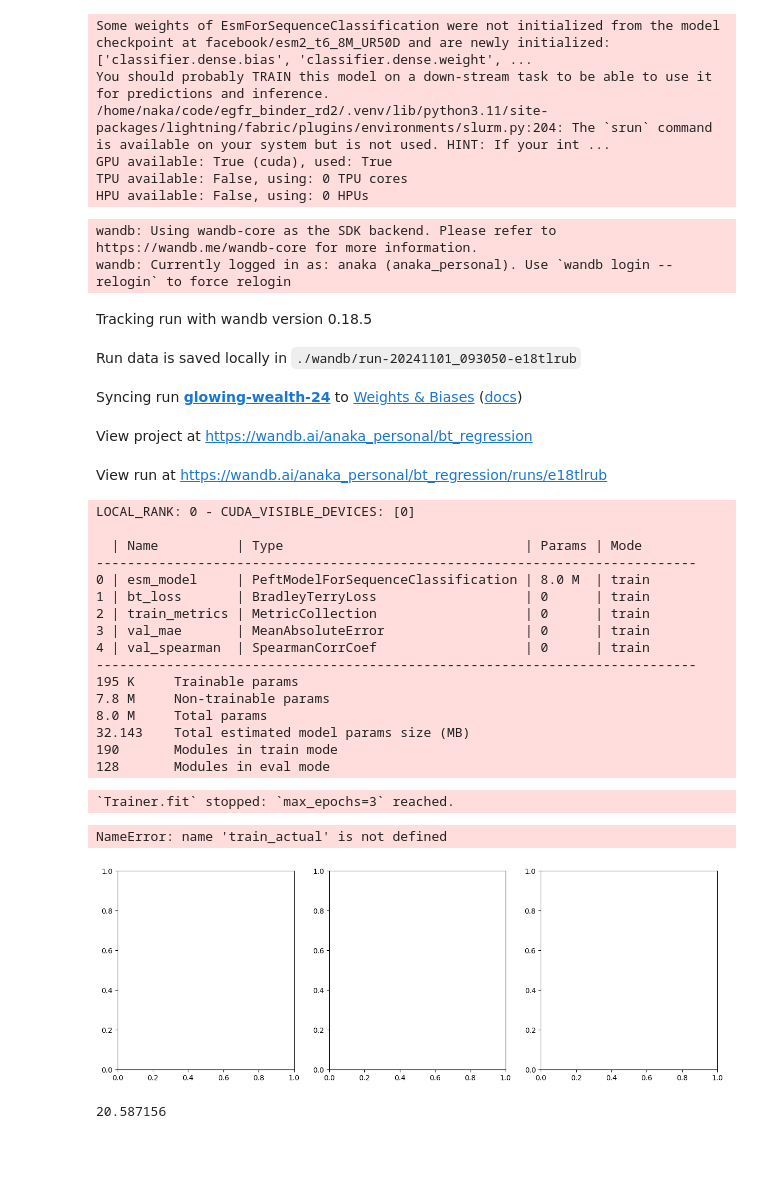
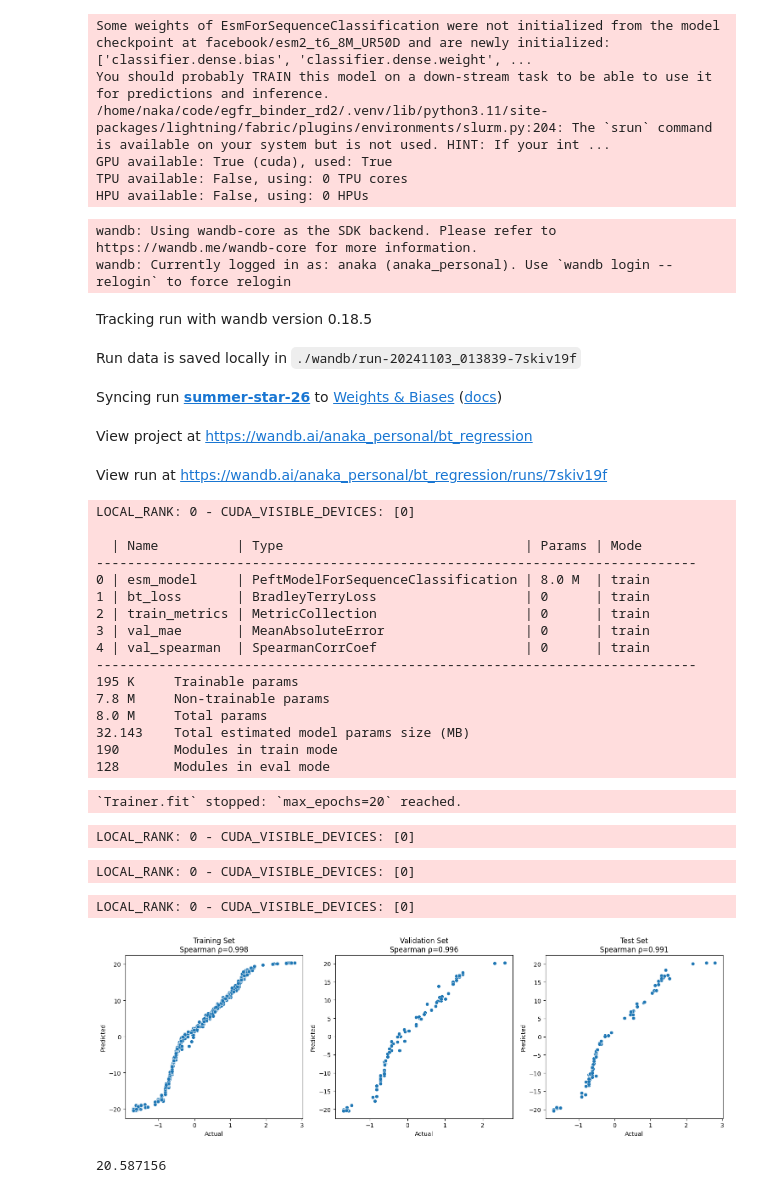
Before and after one commit to ANaka/egfr_binder_rd2, a Jupyter notebook: notebooks/test_bt_model.ipynb, the cells around one changed output. Saved outputs shown, nothing was run; the diff lists cells and outputs as text; code cells hidden in the pictures; blank space fills up the shorter version.

```diff
--- a/notebooks/test_bt_model.ipynb
+++ b/notebooks/test_bt_model.ipynb
@@ -69 +87,5 @@ yvar = 'pae_interaction'
 xvar = 'binder_sequence'
+# %%
+df = pd.read_csv('/home/naka/code/egfr_binder_rd2/data/metrics.csv')
+plls = pd.read_csv('/home/naka/code/egfr_binder_rd2/data/esm2_exact_pll_metrics.csv')
+df = df.merge(plls, left_on='binder_sequence', right_on='sequence')
@@ -69,0 +108,3 @@ xvar = 'binder_sequence'
+# %%
+xvar = 'binder_sequence'
+yvar = 'sequence_log_pll'
@@ -75,9 +118,9 @@ data_module = SequenceDataModule(
     tokenizer_name="facebook/esm2_t33_650M_UR50D",
     xvar=xvar,
     yvar=yvar,  # You can change this to any other column name in your DataFrame
-    batch_size=8,
+    batch_size=32,
     max_length=512,
-    transform_type='rank',
+    transform_type='standardize',
     make_negative=True,
 )
 data_module.setup()
@@ -110,7 +153,7 @@ wandb_logger = WandbLogger(project="bt_regression")
 
 # 6. Create the trainer
 trainer = L.Trainer(
-    max_epochs=3,
+    max_epochs=20,
     callbacks=[early_stop_callback],
     logger=wandb_logger,
     accelerator='gpu',
@@ -134,10 +177,10 @@ trainer.fit(model, data_module)
 wandb: Using wandb-core as the SDK backend. Please refer to https://wandb.me/wandb-core for more information.
 wandb: Currently logged in as: anaka (anaka_personal). Use `wandb login --relogin` to force relogin
 Tracking run with wandb version 0.18.5
-Run data is saved locally in ./wandb/run-20241101_093050-e18tlrub
+Run data is saved locally in ./wandb/run-20241103_013839-7skiv19f
-Syncing run glowing-wealth-24 to Weights & Biases (docs)
+Syncing run summer-star-26 to Weights & Biases (docs)
 View project at https://wandb.ai/anaka_personal/bt_regression
-View run at https://wandb.ai/anaka_personal/bt_regression/runs/e18tlrub
+View run at https://wandb.ai/anaka_personal/bt_regression/runs/7skiv19f
 LOCAL_RANK: 0 - CUDA_VISIBLE_DEVICES: [0]
 
   | Name          | Type                               | Params | Mode
@@ -154,13 +197,17 @@ LOCAL_RANK: 0 - CUDA_VISIBLE_DEVICES: [0]
 32.143    Total estimated model params size (MB)
 190       Modules in train mode
 128       Modules in eval mode
-`Trainer.fit` stopped: `max_epochs=3` reached.
+`Trainer.fit` stopped: `max_epochs=20` reached.
 # %%
 from egfr_binder_rd2.utils import hash_seq
 # %%
 train_preds = trainer.predict(model, data_module.train_dataloader(shuffle=False))
 val_preds = trainer.predict(model, data_module.val_dataloader())
 test_preds = trainer.predict(model, data_module.test_dataloader())
+# %% [output]
+LOCAL_RANK: 0 - CUDA_VISIBLE_DEVICES: [0]
+LOCAL_RANK: 0 - CUDA_VISIBLE_DEVICES: [0]
+LOCAL_RANK: 0 - CUDA_VISIBLE_DEVICES: [0]
 # %%
 
 # Convert predictions and sequences to lists
@@ -221,42 +268,40 @@ for df, split_name in [(train_df, 'train'), (val_df, 'val'), (test_df, 'test')]:
     df['length'] = df['sequence'].str.len()
     df['hash'] = df['sequence'].apply(hash_seq)
 # %%
-
 # Create figure with three subplots
 fig, (ax1, ax2, ax3) = plt.subplots(1, 3, figsize=(15, 5))
 
 # Plot training data
-sns.scatterplot(x=train_actual, y=train_preds, ax=ax1)
+sns.scatterplot(data=train_df, x=yvar, y='predictions', ax=ax1)
 ax1.set_title('Training Set')
 ax1.set_xlabel('Actual')
 ax1.set_ylabel('Predicted')
 
 # Plot validation data
-sns.scatterplot(x=val_actual, y=val_preds, ax=ax2)
+sns.scatterplot(data=val_df, x=yvar, y='predictions', ax=ax2)
 ax2.set_title('Validation Set')
 ax2.set_xlabel('Actual')
 ax2.set_ylabel('Predicted')
 
 # Plot test data
-sns.scatterplot(x=test_actual, y=test_preds, ax=ax3)
+sns.scatterplot(data=test_df, x=yvar, y='predictions', ax=ax3)
 ax3.set_title('Test Set')
 ax3.set_xlabel('Actual')
 ax3.set_ylabel('Predicted')
 
 # Add correlation coefficients to titles
-train_corr = spearmanr(train_actual, train_preds)[0]
-val_corr = spearmanr(val_actual, val_preds)[0]
-test_corr = spearmanr(test_actual, test_preds)[0]
+train_corr = spearmanr(train_df[yvar], train_df['predictions'])[0]
+val_corr = spearmanr(val_df[yvar], val_df['predictions'])[0]
+test_corr = spearmanr(test_df[yvar], test_df['predictions'])[0]
 
 ax1.set_title(f'Training Set\nSpearman ρ={train_corr:.3f}')
 ax2.set_title(f'Validation Set\nSpearman ρ={val_corr:.3f}')
 ax3.set_title(f'Test Set\nSpearman ρ={test_corr:.3f}')
 
 plt.tight_layout()
 plt.show()
 # %% [output]
-NameError: name 'train_actual' is not defined
-[figure, old version]
+[figure, new version]
 # %%
 from egfr_binder_rd2.esm_regression_expert import EsmRegressionExpert
 import evo_prot_grad
```
Also changed, not shown: parts of 5 cells of this notebook, 2 other files.
